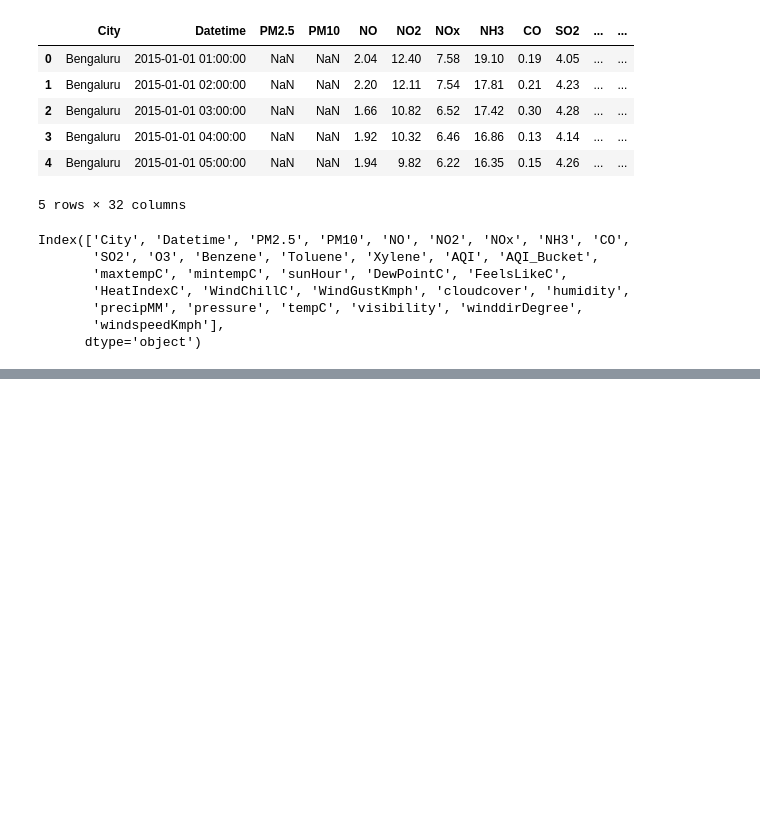
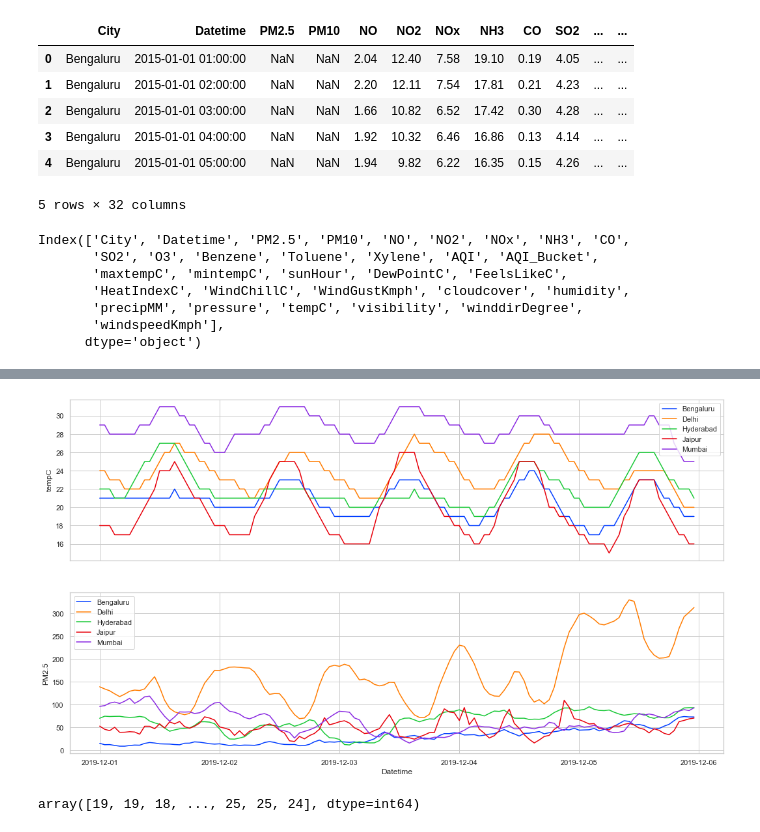
Before and after one commit to algoasylum/ExploringTheUnseen, a Jupyter notebook: code/temp_hourly.ipynb, the cells around one changed output, grey strips where cells are left out. Drawn from its saved outputs; the diff is of its cells as text; code cells hidden in the pictures; blank space fills up the shorter version.

```diff
--- a/code/temp_hourly.ipynb
+++ b/code/temp_hourly.ipynb
@@ -68,0 +88,20 @@ plt.show()
+# %%
+fig,ax = plt.subplots(2,1,figsize = (18,10),sharex=True)
+for i in city:
+    dc = df[df.City.isin([i])]
+    dff = dc[(dc['Datetime'].dt.year == 2019)
+         & (dc['Datetime'].dt.month == 12)
+         & (dc['Datetime'].dt.day <=5)
+        ]
+    sns.lineplot(dff['Datetime'],dff['tempC'],label = i,ax=ax[0])
+    sns.lineplot(dff['Datetime'],dff['PM2.5'],label = i,ax=ax[1])
+plt.show()
+# %% [output]
+[figure, added]
+# %%
+N = df.shape[0]
+sr = 1
+y = np.array(df['tempC'])
+y
+# %% [output]
+array([19, 19, 18, ..., 25, 25, 24], dtype=int64)
```
Also changed, not shown: parts of 12 cells of this notebook.
